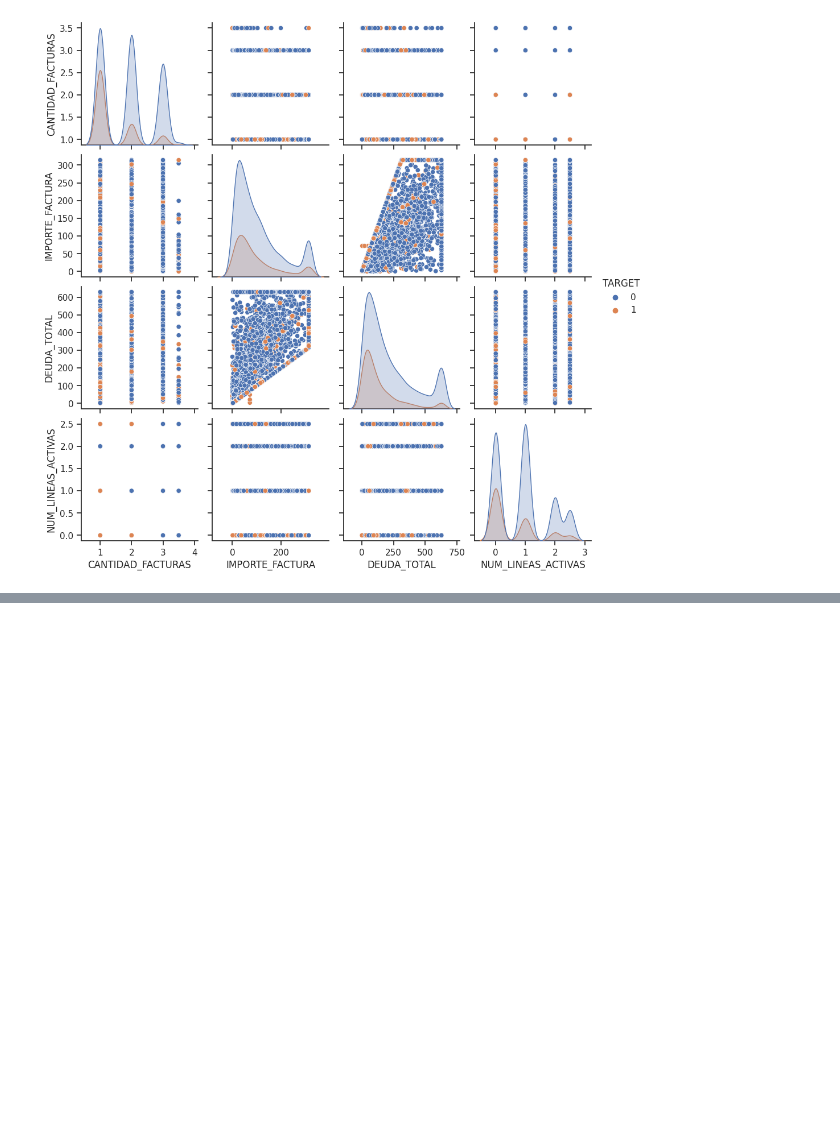
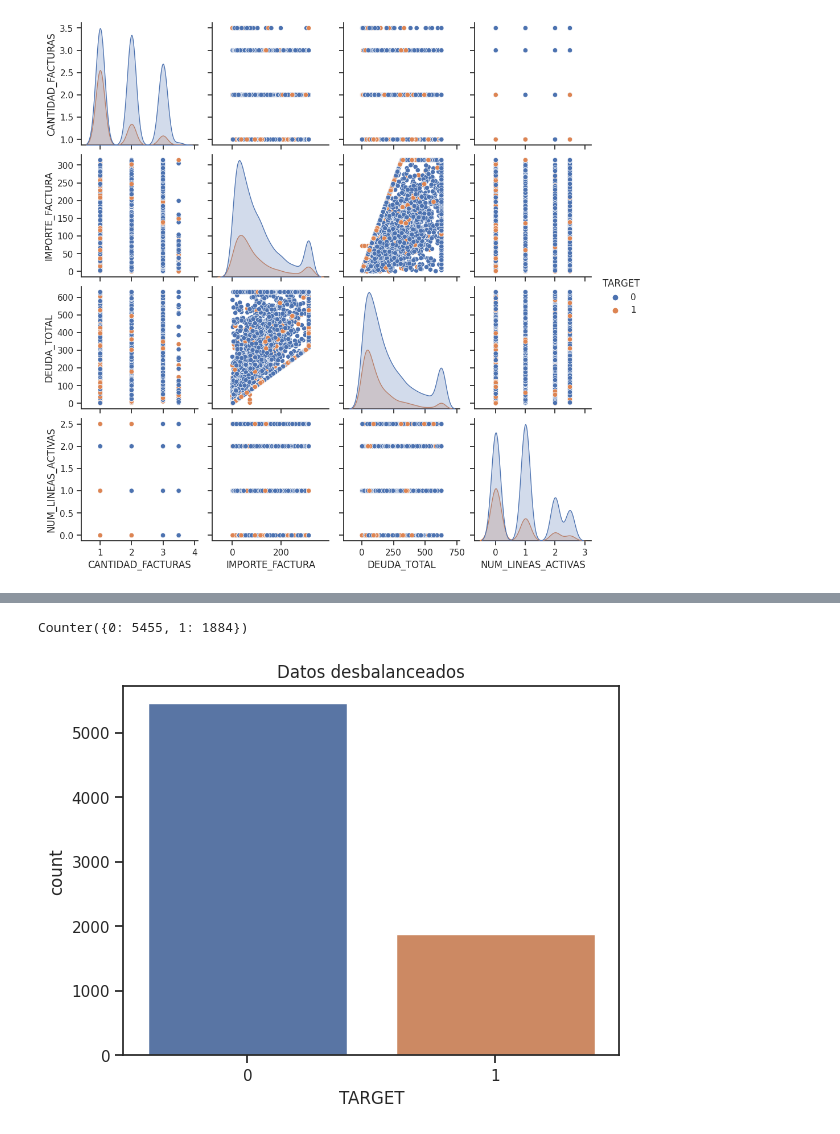
Before and after one commit to socampo737/tdsp_Victor_Santiago_M6, a Jupyter notebook: scripts/training/BaseModel.ipynb, the cells around one changed output, grey strips where cells are left out. Cells and saved outputs as stored; diff of their text form; code cells hidden in the pictures; blank space fills up the shorter version.

```diff
--- a/scripts/training/BaseLine.ipynb
+++ b/scripts/training/BaseModel.ipynb
@@ -635,0 +637,11 @@ df4_X.sample(5)
+# %%
+# OBSERVACIONES POR CATEFORIA EN LA VARIABLE TARGET
+sns.countplot(x='TARGET', data=pd.DataFrame(df3_y))
+
+plt.title("Datos desbalanceados");
+
+# DATOS TOTALES SIN BALANCEAR
+print(Counter(df3_y))
+# %% [output]
+Counter({0: 5455, 1: 1884})
+[figure, added]
```
Also changed, not shown: parts of 28 cells of this notebook, 3 other files.
